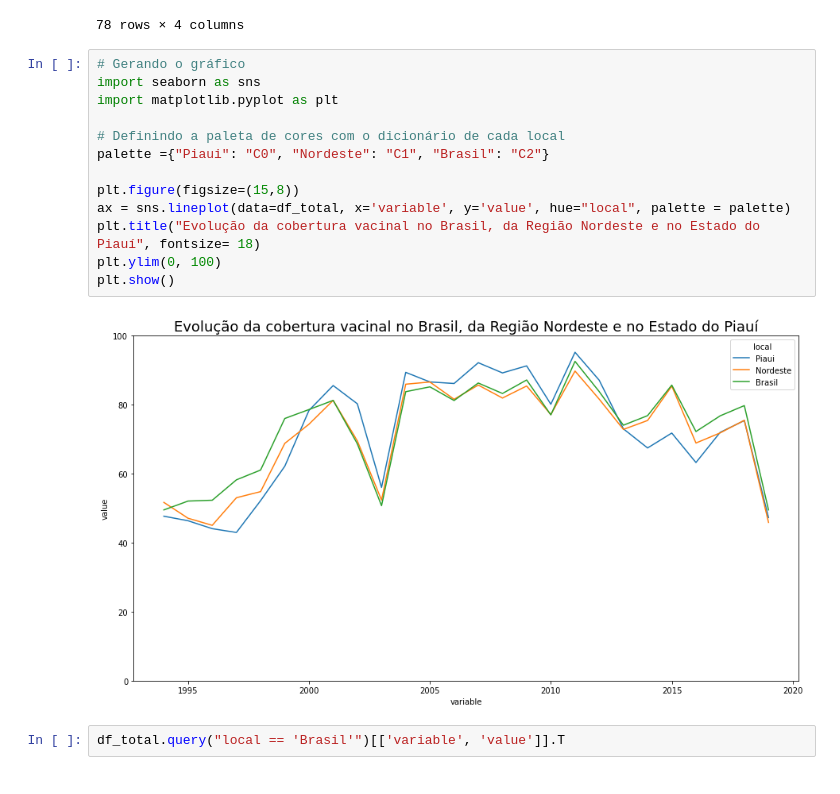
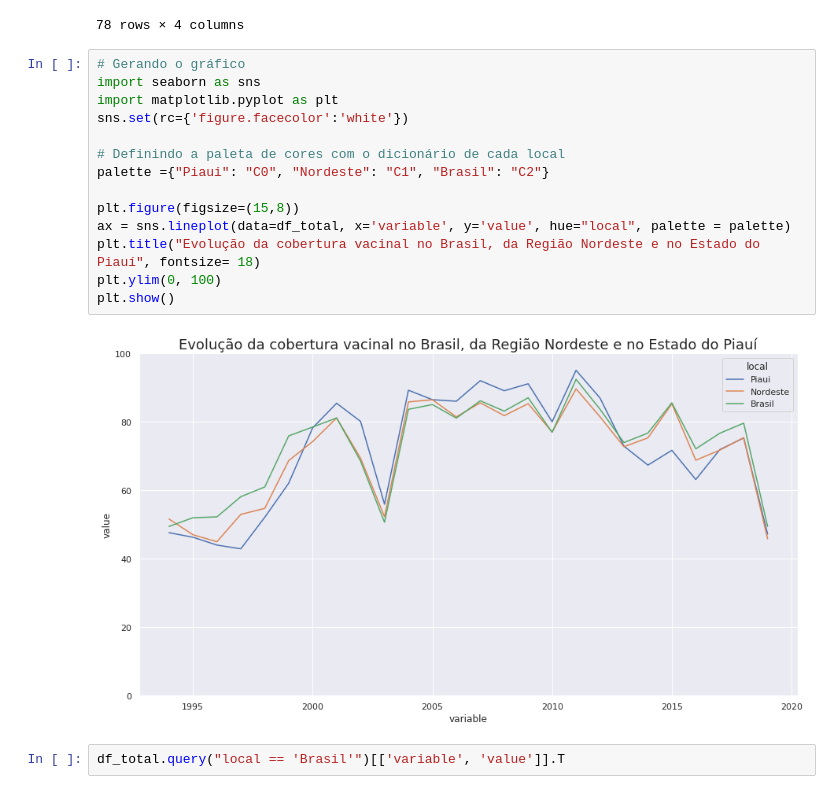
Before and after one commit to danielvolponi/bootcamp_data_science_cobertura_vacinal, a Jupyter notebook: notebooks/02_analise_exploratoria_dos_dados.ipynb, the cells around one changed output. Cells and saved outputs as stored; diff of their text form.

```diff
--- a/notebooks/02_analise_exploratoria_dos_dados.ipynb
+++ b/notebooks/02_analise_exploratoria_dos_dados.ipynb
@@ -43,18 +43,19 @@ df_total
 # %%
 # Gerando o gráfico
 import seaborn as sns
 import matplotlib.pyplot as plt
+sns.set(rc={'figure.facecolor':'white'})
 
 # Definindo a paleta de cores com o dicionário de cada local
 palette ={"Piaui": "C0", "Nordeste": "C1", "Brasil": "C2"}
 
 plt.figure(figsize=(15,8))
 ax = sns.lineplot(data=df_total, x='variable', y='value', hue="local", palette = palette)
 plt.title("Evolução da cobertura vacinal no Brasil, da Região Nordeste e no Estado do Piauí", fontsize= 18)
 plt.ylim(0, 100)
 plt.show()
 # %% [output]
-[figure, old version]
+[figure, new version]
 # %%
 df_total.query("local == 'Brasil'")[['variable', 'value']].T
 # %% [output]
```
Also changed, not shown: parts of 1 cell of this notebook, 3 other files.
